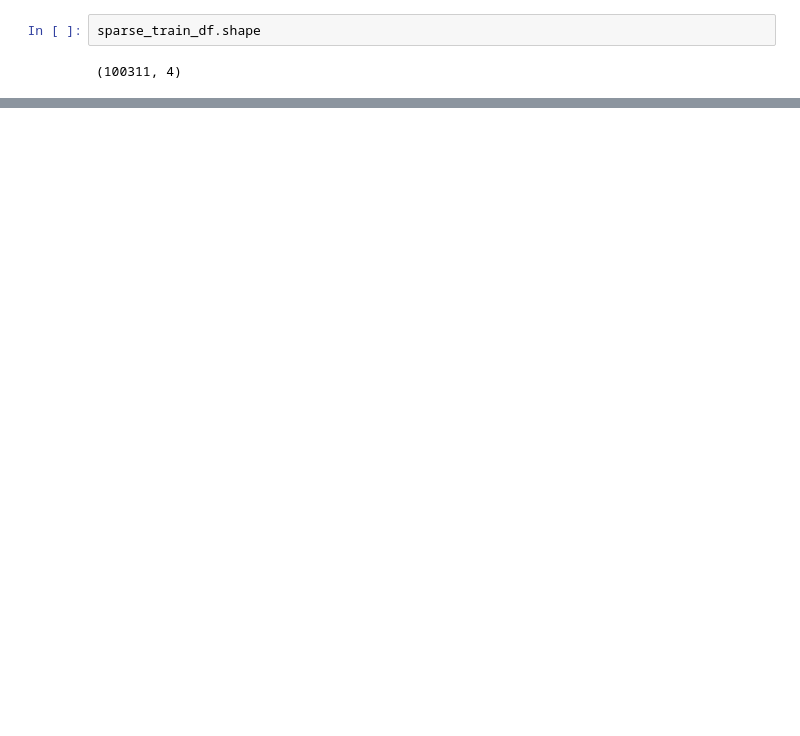
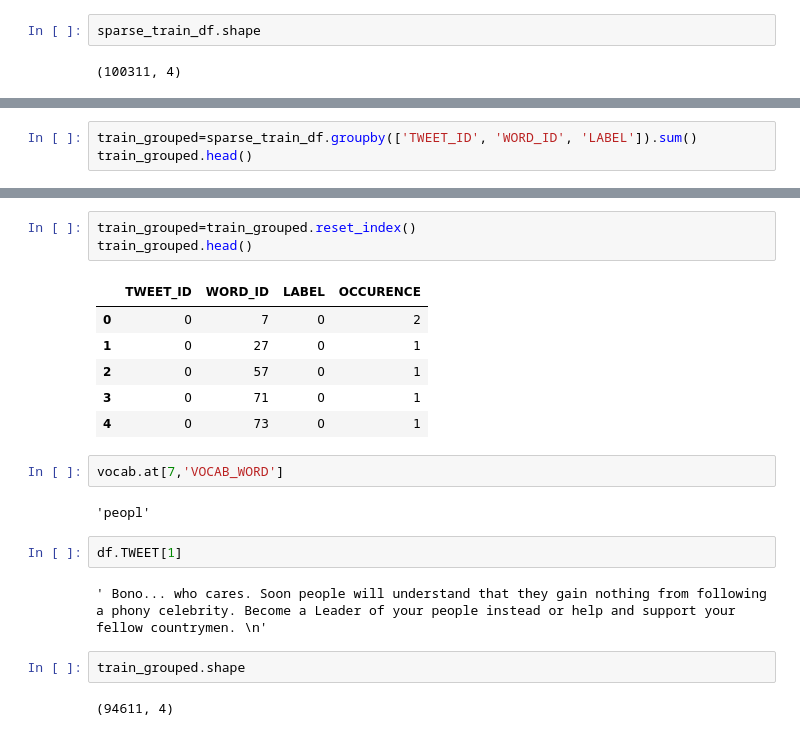
Before and after one commit to prawizard/CE888_Repo, a Jupyter notebook: Project/TweetEval_Project2.ipynb, the cells around one changed output, grey strips where cells are left out. Drawn from its saved outputs; the diff is of its cells as text; blank space fills up the shorter version.

```diff
--- a/Project/TweetEval_Project2.ipynb
+++ b/Project/TweetEval_Project2.ipynb
@@ -366,0 +369,3 @@ sparse_train_df[-5:]
+# %%
+train_grouped=sparse_train_df.groupby(['TWEET_ID', 'WORD_ID', 'LABEL']).sum()
+train_grouped.head()
@@ -366,0 +380,22 @@ sparse_train_df[-5:]
+# %%
+train_grouped=train_grouped.reset_index()
+train_grouped.head()
+# %% [output]
+|  | TWEET_ID | WORD_ID | LABEL | OCCURENCE |
+| 0 | 0 | 7 | 0 | 2 |
+| 1 | 0 | 27 | 0 | 1 |
+| 2 | 0 | 57 | 0 | 1 |
+| 3 | 0 | 71 | 0 | 1 |
+| 4 | 0 | 73 | 0 | 1 |
+# %%
+vocab.at[7,'VOCAB_WORD']
+# %% [output]
+'peopl'
+# %%
+df.TWEET[1]
+# %% [output]
+' Bono... who cares. Soon people will understand that they gain nothing from following a phony celebrity. Become a Leader of your people instead or help and support your fellow countrymen. \n'
+# %%
+train_grouped.shape
+# %% [output]
+(94611, 4)
```
Also changed, not shown: parts of 6 cells of this notebook.
